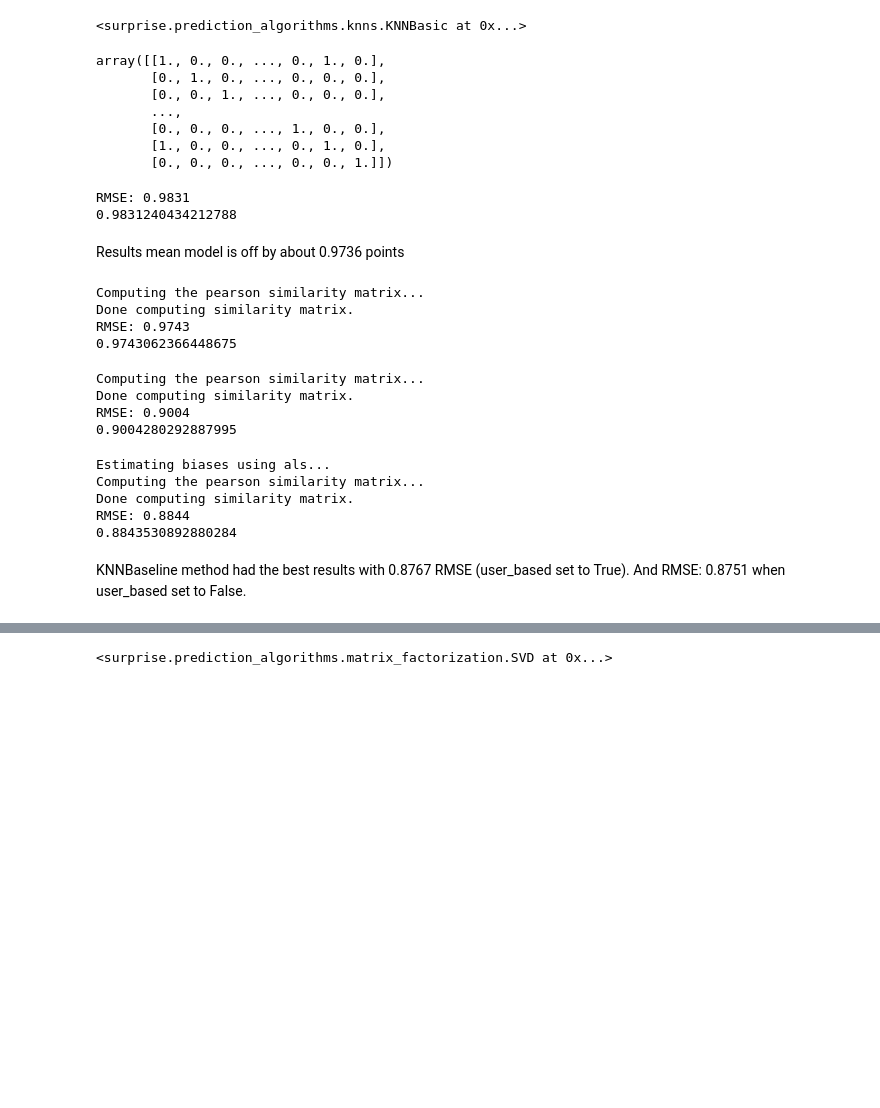
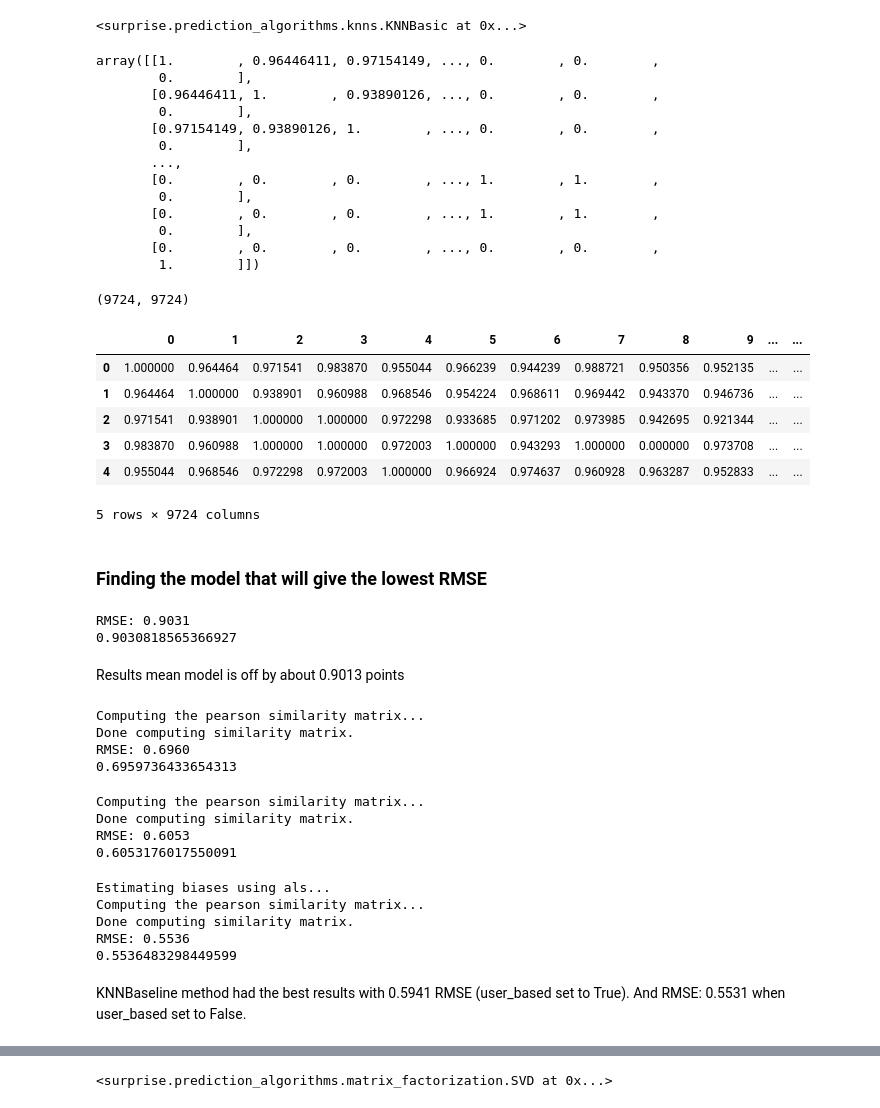
Before and after one commit to ahing/netflix-recommendation-system, a Jupyter notebook: Recommendation_system.ipynb, the cells around one changed output, grey strips where cells are left out. Cells and saved outputs as stored; diff of their text form; code cells hidden in the pictures; blank space fills up the shorter version.

```diff
--- a/Recommendation_system.ipynb
+++ b/Recommendation_system.ipynb
@@ -318,69 +336,92 @@ sim_cos = {'name':'cosine', 'user_based':False}
 # %%
 basic = knns.KNNBasic(sim_options=sim_cos)
 # Fit model
-basic.fit(trainset)
+basic.fit(data.build_full_trainset())
 # %% [output]
 Computing the cosine similarity matrix...
 Done computing similarity matrix.
 <surprise.prediction_algorithms.knns.KNNBasic at 0x...>
 # %%
-# Similarity metrics of each of the users to one another
+# Similarity metrics of each of the movie to one another
 basic.sim
 # %% [output]
-array([[1., 0., 0., ..., 0., 1., 0.],
-       [0., 1., 0., ..., 0., 0., 0.],
-       [0., 0., 1., ..., 0., 0., 0.],
+array([[1.        , 0.96446411, 0.97154149, ..., 0.        , 0.        ,
+        0.        ],
+       [0.96446411, 1.        , 0.93890126, ..., 0.        , 0.        ,
+        0.        ],
+       [0.97154149, 0.93890126, 1.        , ..., 0.        , 0.        ,
+        0.        ],
        ...,
-       [0., 0., 0., ..., 1., 0., 0.],
-       [1., 0., 0., ..., 0., 1., 0.],
-       [0., 0., 0., ..., 0., 0., 1.]])
+       [0.        , 0.        , 0.        , ..., 1.        , 1.        ,
+        0.        ],
+       [0.        , 0.        , 0.        , ..., 1.        , 1.        ,
+        0.        ],
+       [0.        , 0.        , 0.        , ..., 0.        , 0.        ,
+        1.        ]])
+# %%
+basic.sim.shape
+# %% [output]
+(9724, 9724)
+# %%
+basic_df = pd.DataFrame(basic.sim)
+basic_df.head()
+# %% [output]
+|  | 0 | 1 | 2 | 3 | 4 | 5 | 6 | 7 | 8 | 9 | ... | ... |
+| 0 | 1.000000 | 0.964464 | 0.971541 | 0.983870 | 0.955044 | 0.966239 | 0.944239 | 0.988721 | 0.950356 | 0.952135 | ... | ... |
+| 1 | 0.964464 | 1.000000 | 0.938901 | 0.960988 | 0.968546 | 0.954224 | 0.968611 | 0.969442 | 0.943370 | 0.946736 | ... | ... |
+| 2 | 0.971541 | 0.938901 | 1.000000 | 1.000000 | 0.972298 | 0.933685 | 0.971202 | 0.973985 | 0.942695 | 0.921344 | ... | ... |
+| 3 | 0.983870 | 0.960988 | 1.000000 | 1.000000 | 0.972003 | 1.000000 | 0.943293 | 1.000000 | 0.000000 | 0.973708 | ... | ... |
+| 4 | 0.955044 | 0.968546 | 0.972298 | 0.972003 | 1.000000 | 0.966924 | 0.974637 | 0.960928 | 0.963287 | 0.952833 | ... | ... |
+5 rows × 9724 columns
+# %% [markdown]
+### Finding the model that will give the lowest RMSE
 # %%
 # Test model to determine how well it performed
 predictions = basic.test(testset)
 print(accuracy.rmse(predictions))
 # %% [output]
-RMSE: 0.9831
-0.9831240434212788
+RMSE: 0.9031
+0.9030818565366927
 # %% [markdown]
-Results mean model is off by about 0.9736 points
+Results mean model is off by about 0.9013 points
 # %%
 # Pearson Correlation
 sim_pearson = {'name':'pearson', 'user_based':False}
 basic_pearson = knns.KNNBasic(sim_options=sim_pearson)
-basic_pearson.fit(trainset)
+basic_pearson.fit(data.build_full_trainset())
 predictions = basic_pearson.test(testset)
 print(accuracy.rmse(predictions))
 # %% [output]
 Computing the pearson similarity matrix...
 Done computing similarity matrix.
-RMSE: 0.9743
-0.9743062366448675
+RMSE: 0.6960
+0.6959736433654313
 # %%
 # KNN with Means. Same as basic KNN model but takes into account the mean rating
 # of each user/item
 sim_pearson = {'name':'pearson', 'user_based':True}
 knn_means = knns.KNNWithMeans(sim_options=sim_pearson)
-knn_means.fit(trainset)
+knn_means.fit(data.build_full_trainset())
 predictions = knn_means.test(testset)
 print(accuracy.rmse(predictions))
 # %% [output]
 Computing the pearson similarity matrix...
 Done computing similarity matrix.
-RMSE: 0.9004
-0.9004280292887995
+RMSE: 0.6053
+0.6053176017550091
 # %%
 # KNNBaseline method - This adds in bias term that is calculated by way of
 # minimizing a cost function
 sim_pearson = {'name':'pearson', 'user_based':False}
 knn_baseline = knns.KNNBaseline(sim_options=sim_pearson)
-knn_baseline.fit(trainset)
+knn_baseline.fit(data.build_full_trainset())
 predictions = knn_baseline.test(testset)
 print(accuracy.rmse(predictions))
 # %% [output]
 Estimating biases using als...
 Computing the pearson similarity matrix...
 Done computing similarity matrix.
-RMSE: 0.8844
-0.8843530892880284
+RMSE: 0.5536
+0.5536483298449599
 # %% [markdown]
-KNNBaseline method had the best results with 0.8767 RMSE (user_based set to True). And RMSE: 0.8751 when user_based set to False.
+KNNBaseline method had the best results with 0.5941 RMSE (user_based set to True). And RMSE: 0.5531 when user_based set to False.
```
Also changed, not shown: parts of 72 cells of this notebook.
